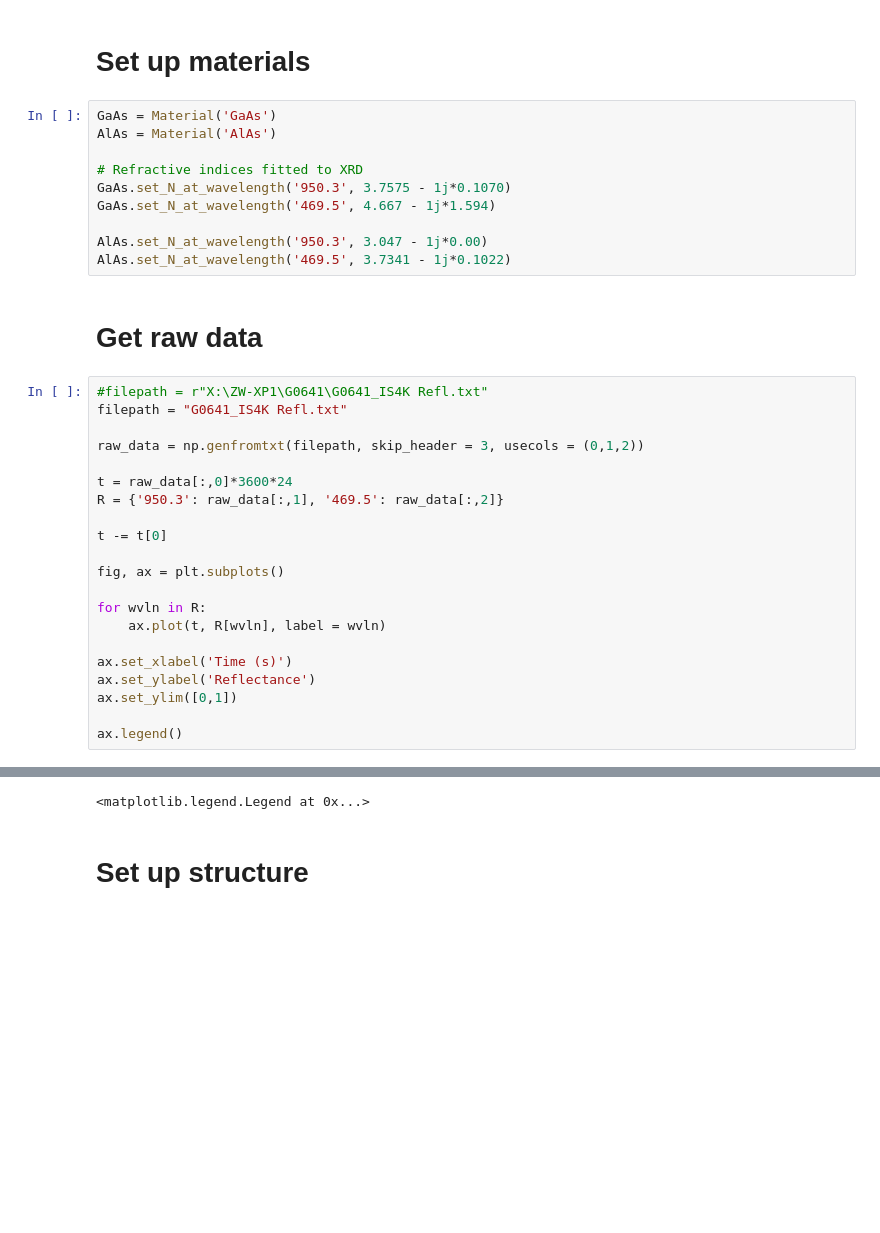
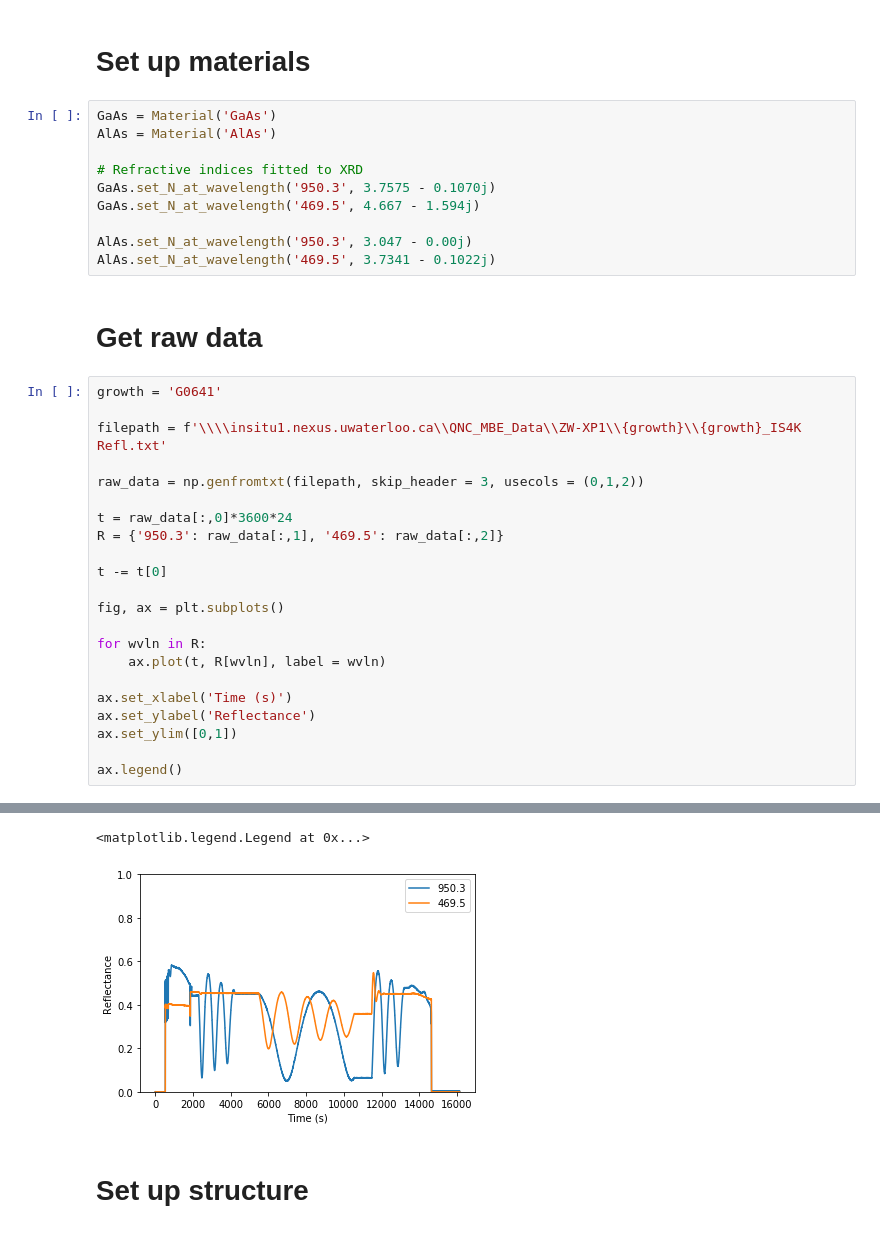
Before and after one commit to purplewizard/qncmbe, a Jupyter notebook: examples/refl_fit/Reflectance fitting G0641.ipynb, the cells around one changed output, grey strips where cells are left out. Cells and saved outputs as stored; diff of their text form; blank space fills up the shorter version.

Commit message:
Enhancements to refl_fit

```diff
--- a/examples/refl_fit/Reflectance fitting G0641.ipynb
+++ b/examples/refl_fit/Reflectance fitting G0641.ipynb
@@ -11,16 +12,17 @@ GaAs = Material('GaAs')
 AlAs = Material('AlAs')
 
 # Refractive indices fitted to XRD
-GaAs.set_N_at_wavelength('950.3', 3.7575 - 1j*0.1070)
-GaAs.set_N_at_wavelength('469.5', 4.667 - 1j*1.594)
+GaAs.set_N_at_wavelength('950.3', 3.7575 - 0.1070j)
+GaAs.set_N_at_wavelength('469.5', 4.667 - 1.594j)
 
-AlAs.set_N_at_wavelength('950.3', 3.047 - 1j*0.00)
-AlAs.set_N_at_wavelength('469.5', 3.7341 - 1j*0.1022)
+AlAs.set_N_at_wavelength('950.3', 3.047 - 0.00j)
+AlAs.set_N_at_wavelength('469.5', 3.7341 - 0.1022j)
 # %% [markdown]
 # Get raw data
 # %%
-#filepath = r"X:\ZW-XP1\G0641\G0641_IS4K Refl.txt"
-filepath = "G0641_IS4K Refl.txt"
+growth = 'G0641'
+
+filepath = f'\\\\insitu1.nexus.uwaterloo.ca\\QNC_MBE_Data\\ZW-XP1\\{growth}\\{growth}_IS4K Refl.txt'
 
 raw_data = np.genfromtxt(filepath, skip_header = 3, usecols = (0,1,2))
 
@@ -45,4 +45,5 @@ ax.legend()
 <matplotlib.legend.Legend at 0x...>
+[figure, added]
 # %% [markdown]
 # Set up structure
 # %%
```
Also changed, not shown: parts of 5 cells of this notebook, 2 other files.
